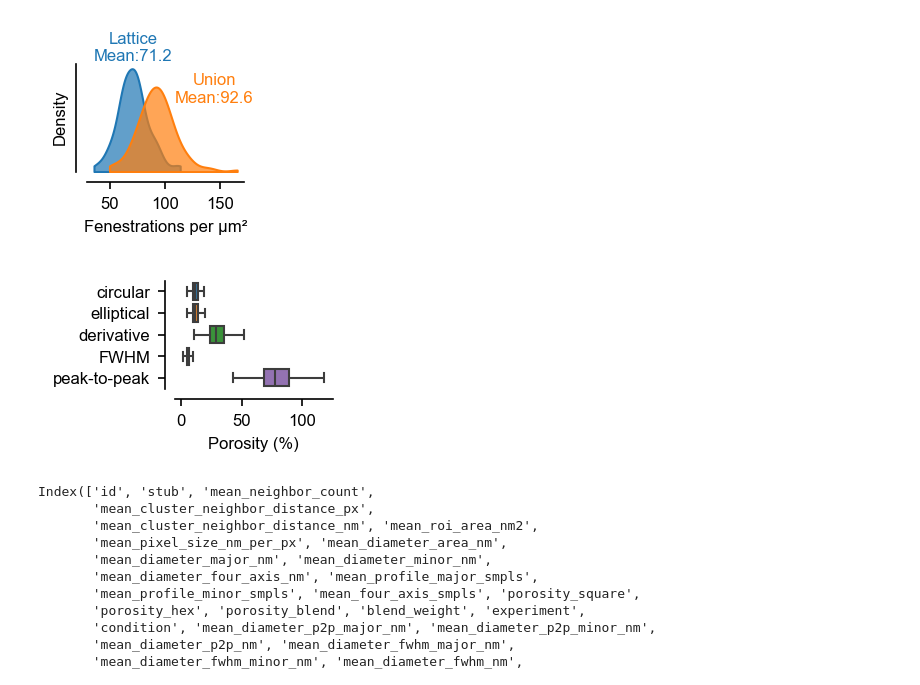
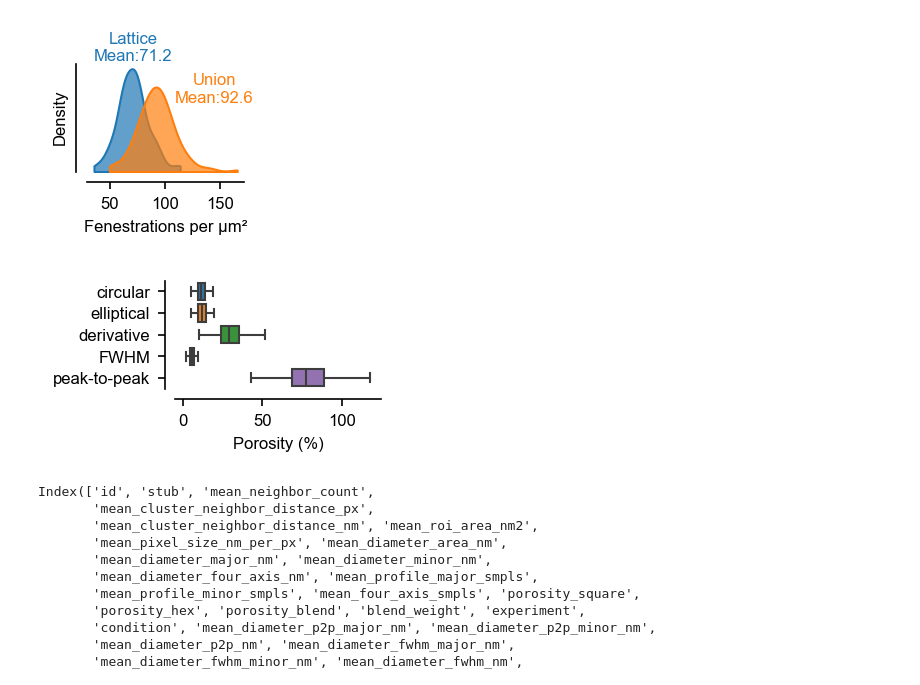
Before and after one commit to jaimemcc/fenestrations, a Jupyter notebook: notebooks/paper1_density.ipynb, the cells around one changed output. Saved outputs shown, nothing was run; the diff lists cells and outputs as text; code cells hidden in the pictures.

```diff
--- a/notebooks/paper1_density.ipynb
+++ b/notebooks/paper1_density.ipynb
@@ -173,39 +173,39 @@ if SAVEFIGS:
 # %% [output]
 [figure]
 # %%
-f, ax = plt.subplots(figsize=(2.1, 1.5),
-                         gridspec_kw={"left": 0.45, "right": 0.95, "top": 0.85, "bottom": 0.37})
+f, ax = plt.subplots(figsize=(2.5, 1.5),
+                         gridspec_kw={"left": 0.40, "right": 0.95, "top": 0.85, "bottom": 0.37})
 
 
 sns.boxplot(
     data=[summary_df.porosity_blend_area,
           summary_df.porosity_blend,
           summary_df.porosity_blend_profile_deriv,
           summary_df.porosity_blend_profile_fwhm,
           summary_df.porosity_blend_profile_p2p
           ],
     fliersize=0,
     ax=ax,
     orient="h",
 )
 
 
 ax.set_yticklabels(["circular",
                     "elliptical",
                     "derivative",
                     "FWHM",
                     "peak-to-peak"])
 
 ax.set_xlabel("Porosity (%)")
 ax.set_xticks([0, 0.5, 1], labels=["0", "50", "100"])
 ax.set_xlim(-0.05, 1.25)
 
 sns.despine(offset=5)
 
 if SAVEFIGS:
     save_figure_atomic(f, FIGSFOLDER / "porosity_panel")
 # %% [output]
-[figure, old version]
+[figure, new version]
 # %%
 summary_df.columns
 # %% [output]
```
Also changed, not shown: 1 other file.
